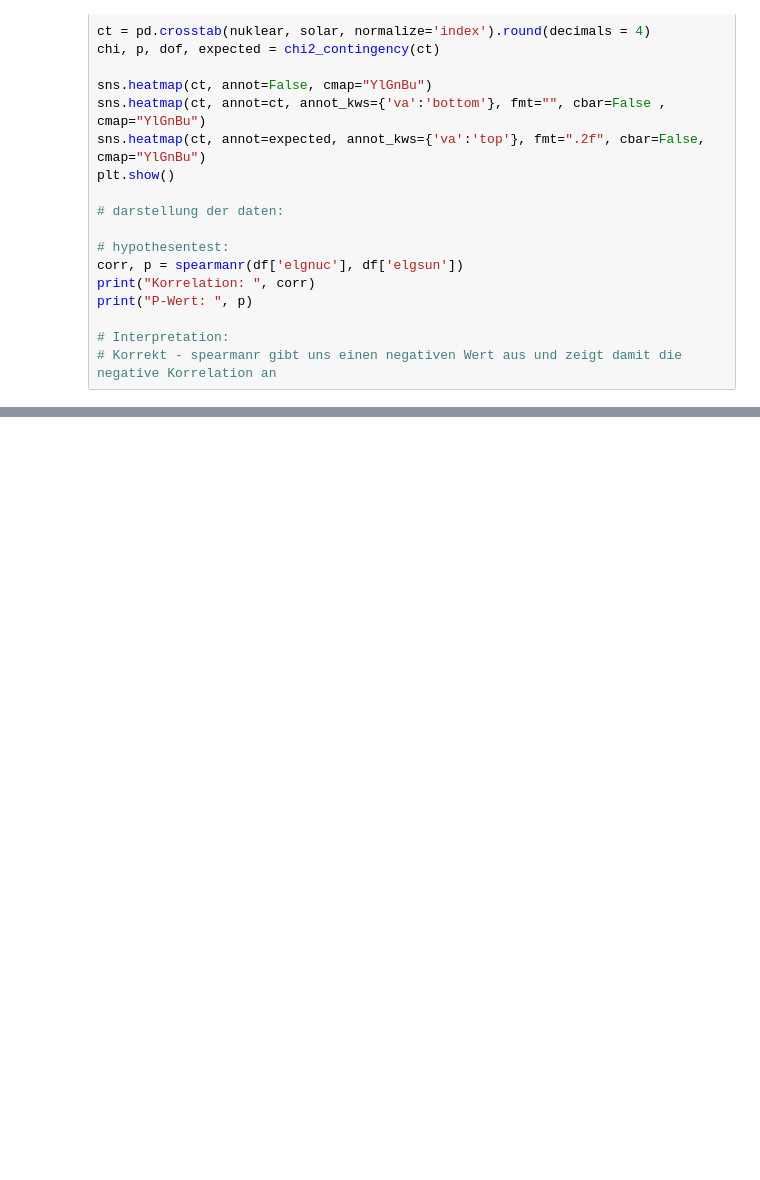
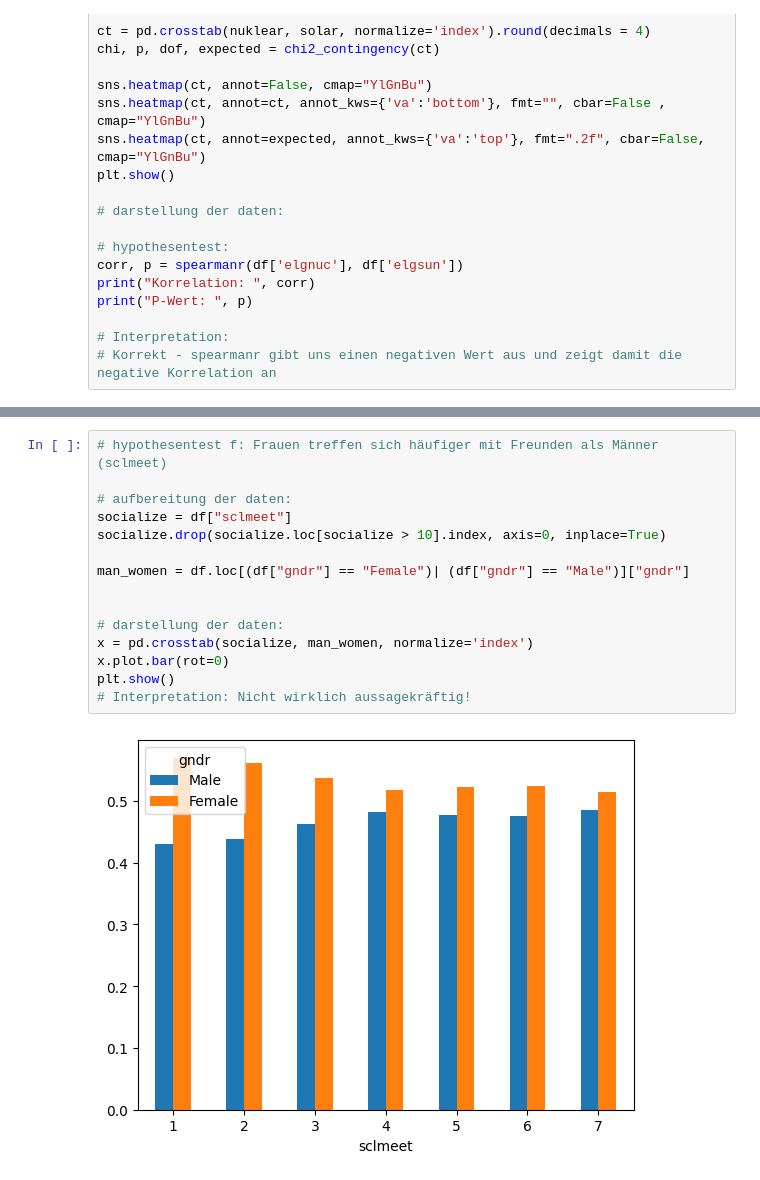
Before and after one commit to Hattinger04/HypothesenTesten, a Jupyter notebook: main.ipynb, the cells around one changed output, grey strips where cells are left out. Saved outputs shown, nothing was run; the diff lists cells and outputs as text; blank space fills up the shorter version.

```diff
--- a/main.ipynb
+++ b/main.ipynb
@@ -156,0 +154,17 @@ expected [[0.42156945 0.57843055]
+# %%
+# hypothesentest f: Frauen treffen sich häufiger mit Freunden als Männer (sclmeet)
+
+# aufbereitung der daten:
+socialize = df["sclmeet"]
+socialize.drop(socialize.loc[socialize > 10].index, axis=0, inplace=True)
+
+man_women = df.loc[(df["gndr"] == "Female")| (df["gndr"] == "Male")]["gndr"]
+
+
+# darstellung der daten:
+x = pd.crosstab(socialize, man_women, normalize='index')
+x.plot.bar(rot=0)
+plt.show()
+# Interpretation: Nicht wirklich aussagekräftig!
+# %% [output]
+[figure, added]
```
Also changed, not shown: parts of 8 cells of this notebook.
